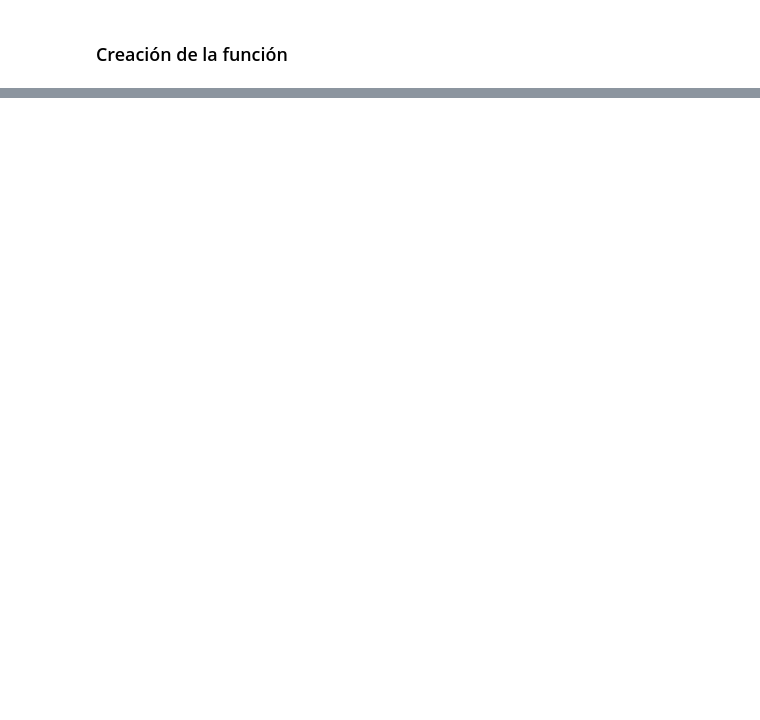
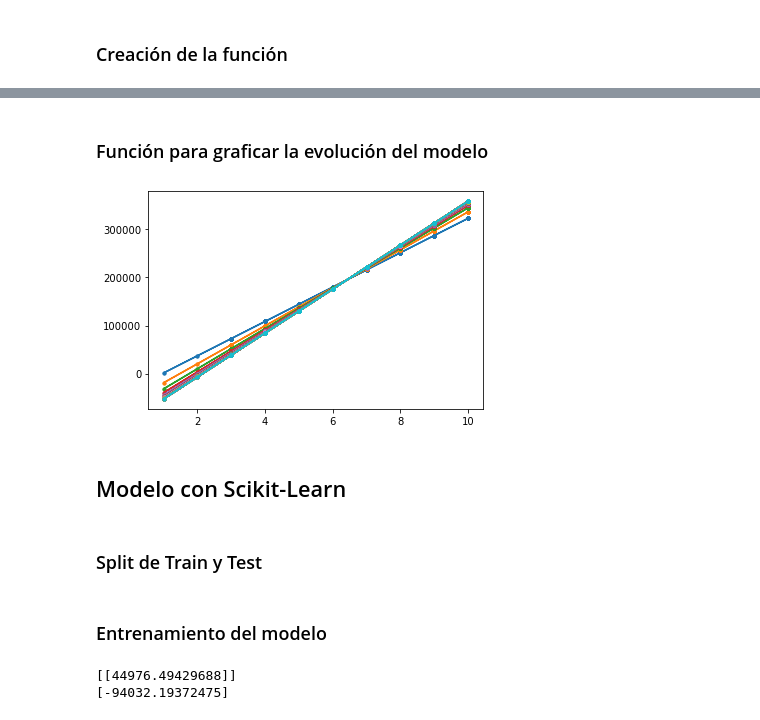
Before and after one commit to baybrian/ciencia_de_datos_galileo, a Jupyter notebook: Proyecto_final_bbay.ipynb, the cells around one changed output, grey strips where cells are left out. Saved outputs shown, nothing was run; the diff lists cells and outputs as text; code cells hidden in the pictures; blank space fills up the shorter version.

```diff
--- a/Proyecto_final_bbay.ipynb
+++ b/Proyecto_final_bbay.ipynb
@@ -93,0 +119,19 @@ modelo b0: -96206.07951037606, b1: 45435.80259241487
+# %% [markdown]
+### Función para graficar la evolución del modelo
+# %%
+n_grafica = 1000
+predDict = {}
+
+for i in range(n_grafica, epoch+1, n_grafica):
+    y_pred_temp = np.dot(matriz, betasArray[i]).reshape(-1,1)
+    predDict['iteracion {}'.format(i)] = y_pred_temp
+
+for k, v in predDict.items():
+    plt.plot(X, v, '.-', label=k)
+plt.show()
+# %% [output]
+[figure, added]
+# %% [markdown]
+## Modelo con Scikit-Learn
+# %% [markdown]
+### Split de Train y Test
@@ -93,0 +143,12 @@ modelo b0: -96206.07951037606, b1: 45435.80259241487
+# %% [markdown]
+### Entrenamiento del modelo
+# %%
+from sklearn.linear_model import LinearRegression
+
+lm_1 = LinearRegression()
+lm_1.fit(dataTrain, dataTrain_Sales)
+print(lm_1.coef_)
+print(lm_1.intercept_)
+# %% [output]
+[[44976.49429688]]
+[-94032.19372475]
```
Also changed, not shown: parts of 11 cells of this notebook.
